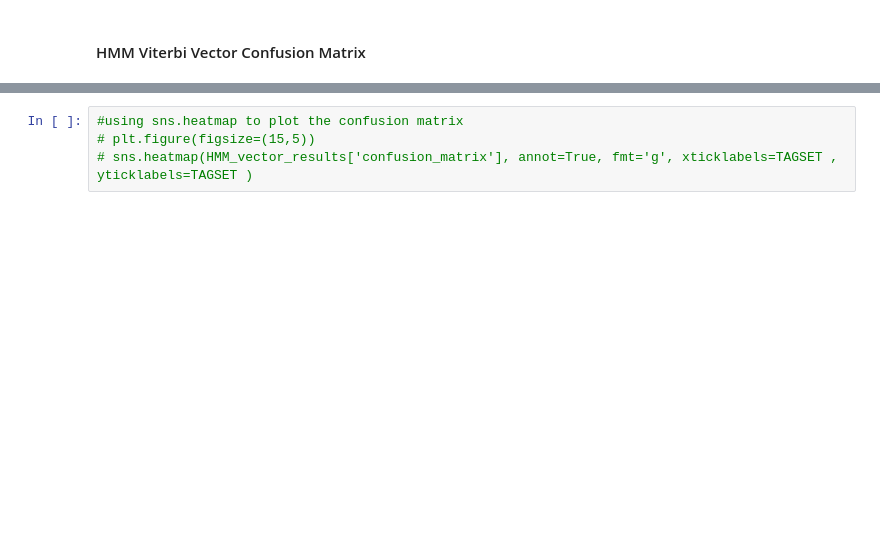
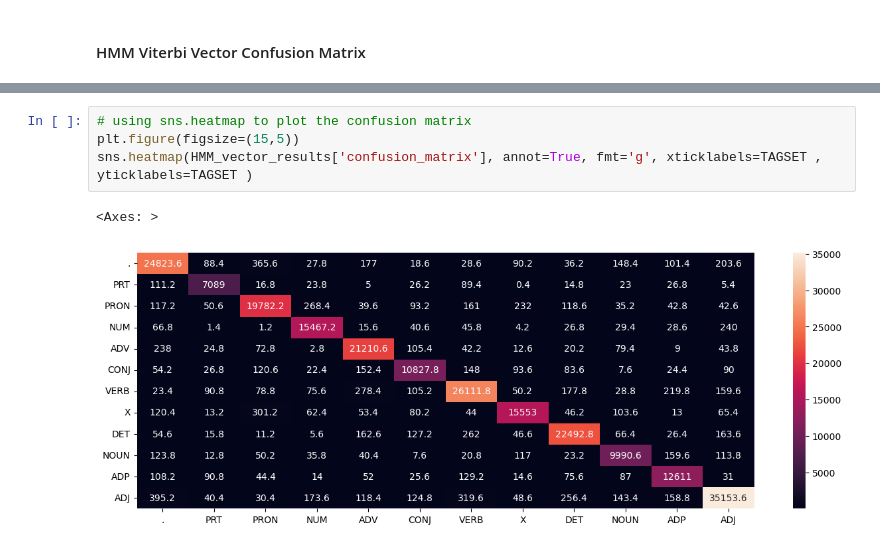
Before and after one commit to Pulkit-m/HMM_pos_tagger, a Jupyter notebook: HMM/Results.ipynb, the cells around one changed output, grey strips where cells are left out. Drawn from its saved outputs; the diff is of its cells as text; blank space fills up the shorter version.

```diff
--- a/HMM/Results.ipynb
+++ b/HMM/Results.ipynb
@@ -95,5 +99,8 @@ NUM :  0.972
 # %%
-#using sns.heatmap to plot the confusion matrix
-# plt.figure(figsize=(15,5))
-# sns.heatmap(HMM_vector_results['confusion_matrix'], annot=True, fmt='g', xticklabels=TAGSET , yticklabels=TAGSET )
+# using sns.heatmap to plot the confusion matrix
+plt.figure(figsize=(15,5))
+sns.heatmap(HMM_vector_results['confusion_matrix'], annot=True, fmt='g', xticklabels=TAGSET , yticklabels=TAGSET )
+# %% [output]
+<Axes: >
+[figure, added]
 # %%
```
Also changed, not shown: parts of 6 cells of this notebook, 4 other files.
